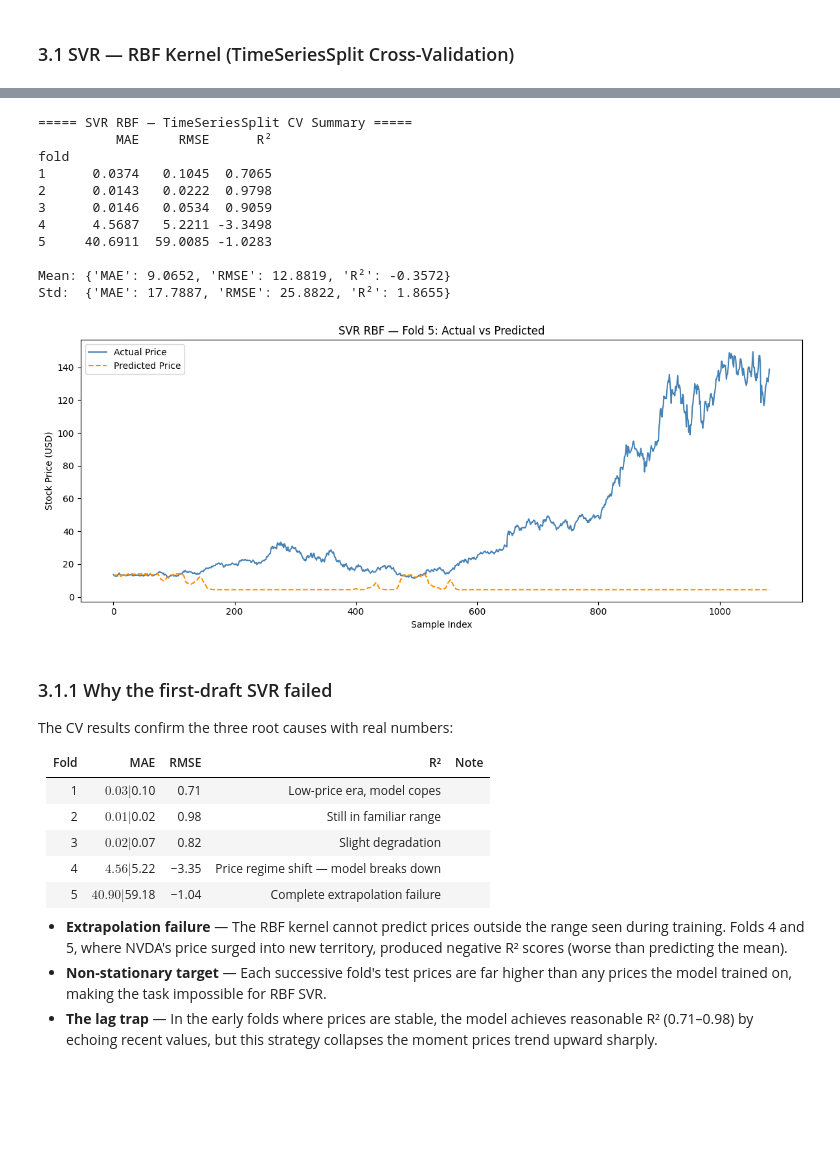
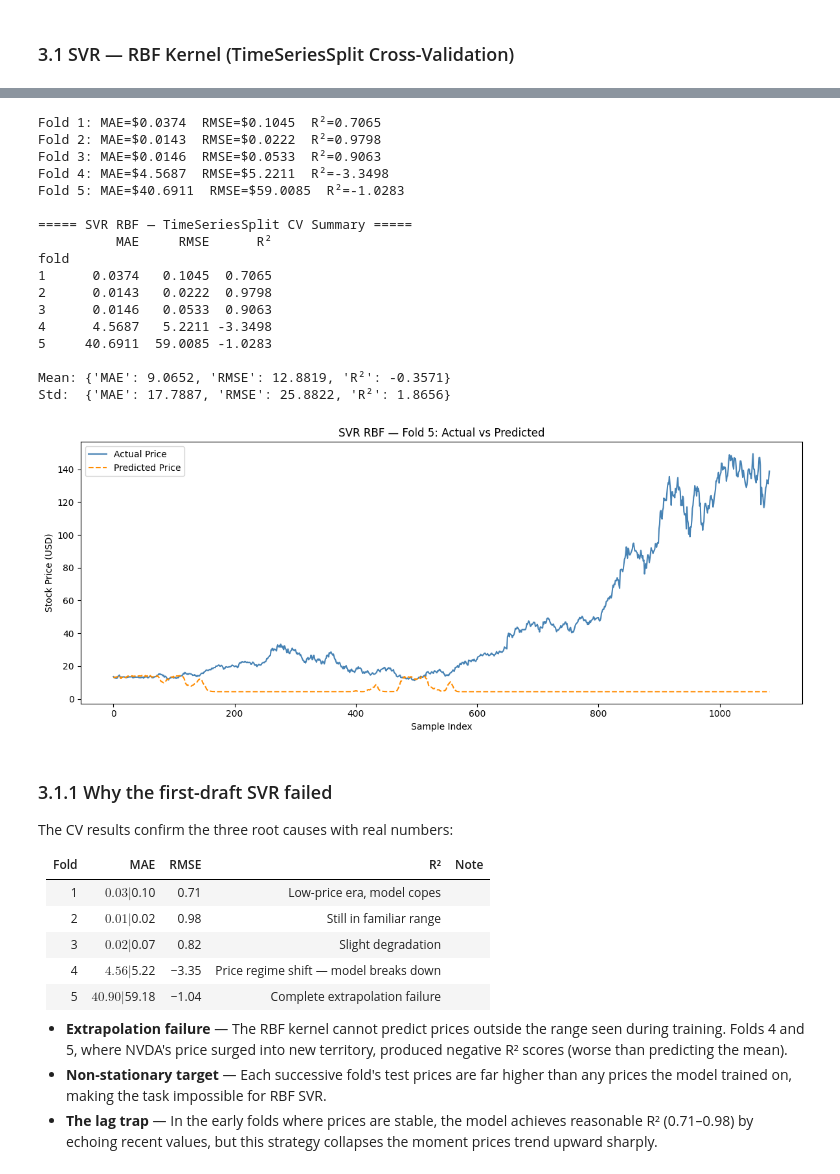
Before and after one commit to IntelligentSystemsProject/Stock-Market-Project, a Jupyter notebook: project.ipynb, the cells around one changed output, grey strips where cells are left out. Drawn from its saved outputs; the diff is of its cells as text; code cells hidden in the pictures; blank space fills up the shorter version.

```diff
--- a/project.ipynb
+++ b/project.ipynb
@@ -457,33 +504,33 @@ Fold 5: MAE=$40.6911  RMSE=$59.0085  R²=-1.0283
-# %%
-import pandas as pd
-svr_cv_df = pd.DataFrame(svr_cv_scores).set_index('fold')
-print("\n===== SVR RBF — TimeSeriesSplit CV Summary =====")
-print(svr_cv_df.round(4))
-print("\nMean:", svr_cv_df.mean().round(4).to_dict())
-print("Std: ",  svr_cv_df.std().round(4).to_dict())
-# %% [output]
-===== SVR RBF — TimeSeriesSplit CV Summary =====
-          MAE     RMSE      R²
-fold
-1      0.0374   0.1045  0.7065
-2      0.0143   0.0222  0.9798
-3      0.0146   0.0534  0.9059
-4      4.5687   5.2211 -3.3498
-5     40.6911  59.0085 -1.0283
-
-Mean: {'MAE': 9.0652, 'RMSE': 12.8819, 'R²': -0.3572}
-Std:  {'MAE': 17.7887, 'RMSE': 25.8822, 'R²': 1.8655}
-# %%
-last_fold = max(svr_fold_preds.keys())
-yt_plot, yp_plot = svr_fold_preds[last_fold]
-plt.figure(figsize=(12, 5))
-plt.plot(yt_plot, label='Actual Price',    color='steelblue',  linewidth=1.5)
-plt.plot(yp_plot, label='Predicted Price', color='darkorange', linewidth=1.5, linestyle='--')
-plt.title(f"SVR RBF — Fold {last_fold}: Actual vs Predicted")
-plt.xlabel("Sample Index"); plt.ylabel("Stock Price (USD)")
-plt.legend(); plt.tight_layout(); plt.show()
-# %% [output]
-[figure, removed]
+# %%
+svr_cv_df, svr_fold_preds = run_svr_cv(
+    data_raw=nvda_table.values,
+    n_splits=5,
+    window_size=10,
+    target_index=nvda_target_idx,
+    make_windows=make_windows,
+    inv_scale=inv_scale,
+    C=100, gamma='scale', epsilon=0.01,
+    plot_last_fold=True
+)
+# %% [output]
+Fold 1: MAE=$0.0374  RMSE=$0.1045  R²=0.7065
+Fold 2: MAE=$0.0143  RMSE=$0.0222  R²=0.9798
+Fold 3: MAE=$0.0146  RMSE=$0.0533  R²=0.9063
+Fold 4: MAE=$4.5687  RMSE=$5.2211  R²=-3.3498
+Fold 5: MAE=$40.6911  RMSE=$59.0085  R²=-1.0283
+
+===== SVR RBF — TimeSeriesSplit CV Summary =====
+          MAE     RMSE      R²
+fold
+1      0.0374   0.1045  0.7065
+2      0.0143   0.0222  0.9798
+3      0.0146   0.0533  0.9063
+4      4.5687   5.2211 -3.3498
+5     40.6911  59.0085 -1.0283
+
+Mean: {'MAE': 9.0652, 'RMSE': 12.8819, 'R²': -0.3571}
+Std:  {'MAE': 17.7887, 'RMSE': 25.8822, 'R²': 1.8656}
+[figure, added]
 # %% [markdown]
 ### 3.1.1 Why the first-draft SVR failed
 
```
Also changed, not shown: parts of 4 cells of this notebook.
